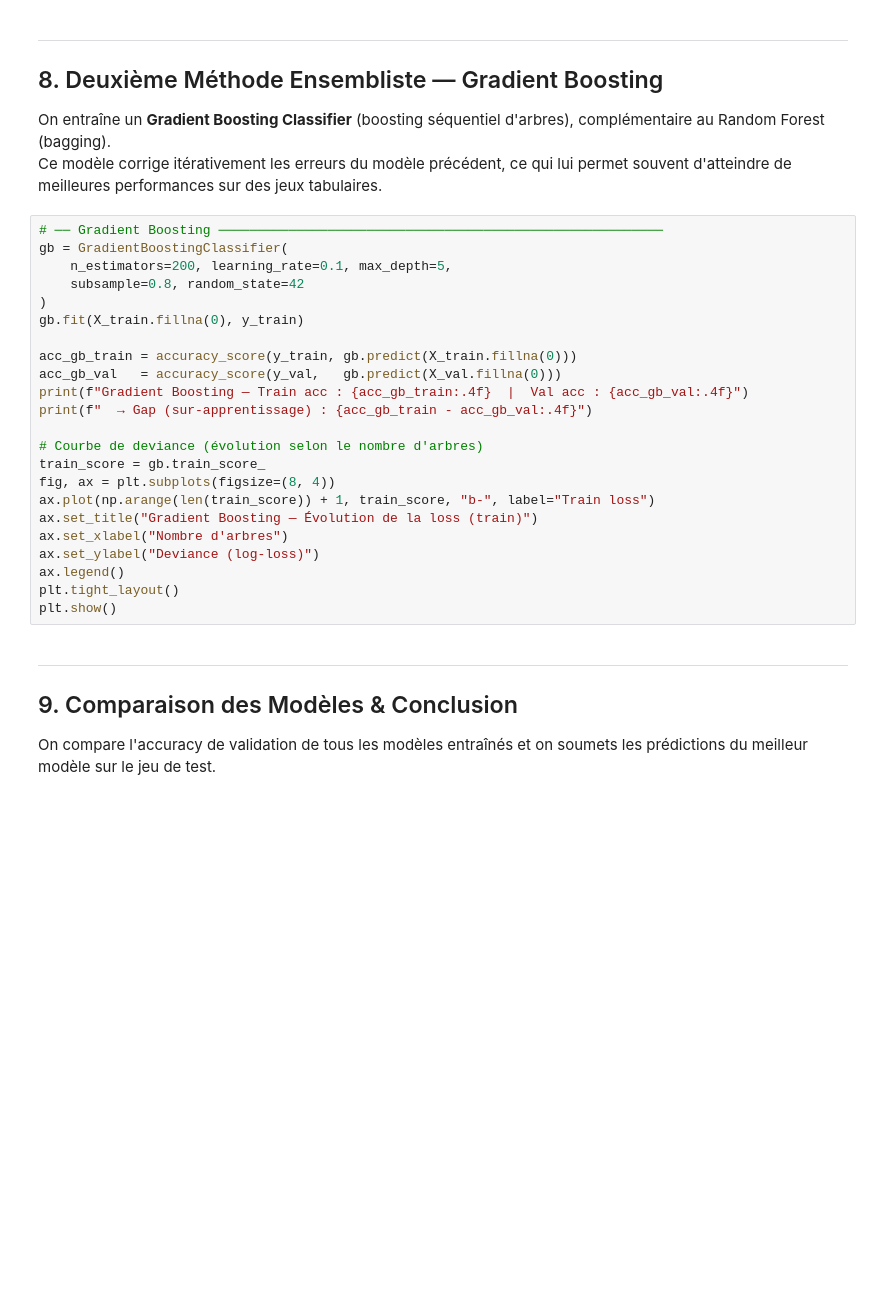
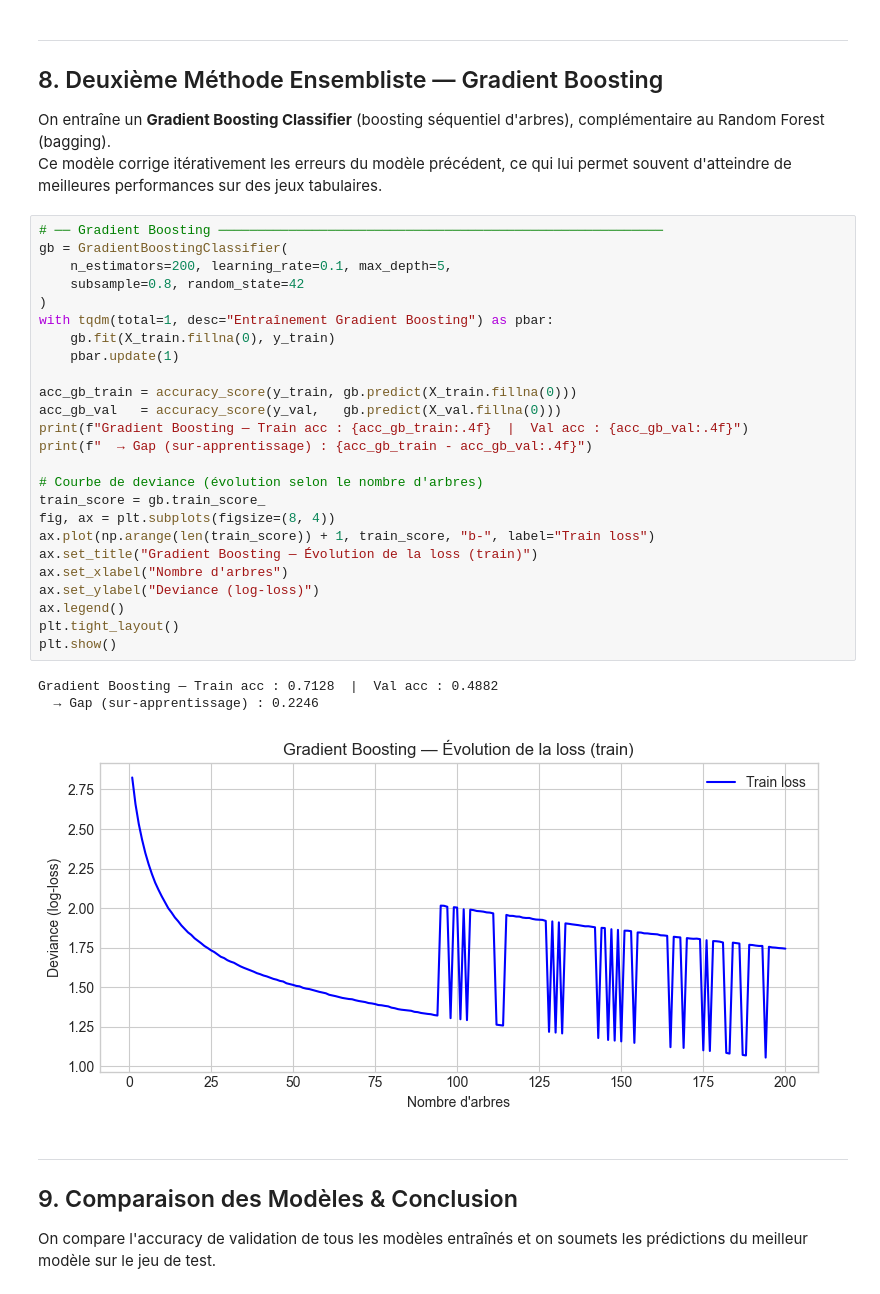
Before and after one commit to HUGO-ROCHA-MONDRAGON/High_Freq_Data, a Jupyter notebook: src/Mannai(RochaMondragon)_HighFreqData.ipynb, the cells around one changed output. Drawn from its saved outputs; the diff is of its cells as text; blank space fills up the shorter version.

```diff
--- a/src/Mannai(RochaMondragon)_HighFreqData.ipynb
+++ b/src/Mannai(RochaMondragon)_HighFreqData.ipynb
@@ -397,26 +534,32 @@ Ce modèle corrige itérativement les erreurs du modèle précédent, ce qui lui
 # %%
 # ── Gradient Boosting ─────────────────────────────────────────────────────────
 gb = GradientBoostingClassifier(
     n_estimators=200, learning_rate=0.1, max_depth=5,
     subsample=0.8, random_state=42
 )
-gb.fit(X_train.fillna(0), y_train)
+with tqdm(total=1, desc="Entraînement Gradient Boosting") as pbar:
+    gb.fit(X_train.fillna(0), y_train)
+    pbar.update(1)
 
 acc_gb_train = accuracy_score(y_train, gb.predict(X_train.fillna(0)))
 acc_gb_val   = accuracy_score(y_val,   gb.predict(X_val.fillna(0)))
 print(f"Gradient Boosting — Train acc : {acc_gb_train:.4f}  |  Val acc : {acc_gb_val:.4f}")
 print(f"  → Gap (sur-apprentissage) : {acc_gb_train - acc_gb_val:.4f}")
 
 # Courbe de deviance (évolution selon le nombre d'arbres)
 train_score = gb.train_score_
 fig, ax = plt.subplots(figsize=(8, 4))
 ax.plot(np.arange(len(train_score)) + 1, train_score, "b-", label="Train loss")
 ax.set_title("Gradient Boosting — Évolution de la loss (train)")
 ax.set_xlabel("Nombre d'arbres")
 ax.set_ylabel("Deviance (log-loss)")
 ax.legend()
 plt.tight_layout()
 plt.show()
+# %% [output]
+Gradient Boosting — Train acc : 0.7128  |  Val acc : 0.4882
+  → Gap (sur-apprentissage) : 0.2246
+[figure, added]
 # %% [markdown]
 ---
 ## 9. Comparaison des Modèles & Conclusion
```
Also changed, not shown: parts of 22 cells of this notebook, 1 other file.
